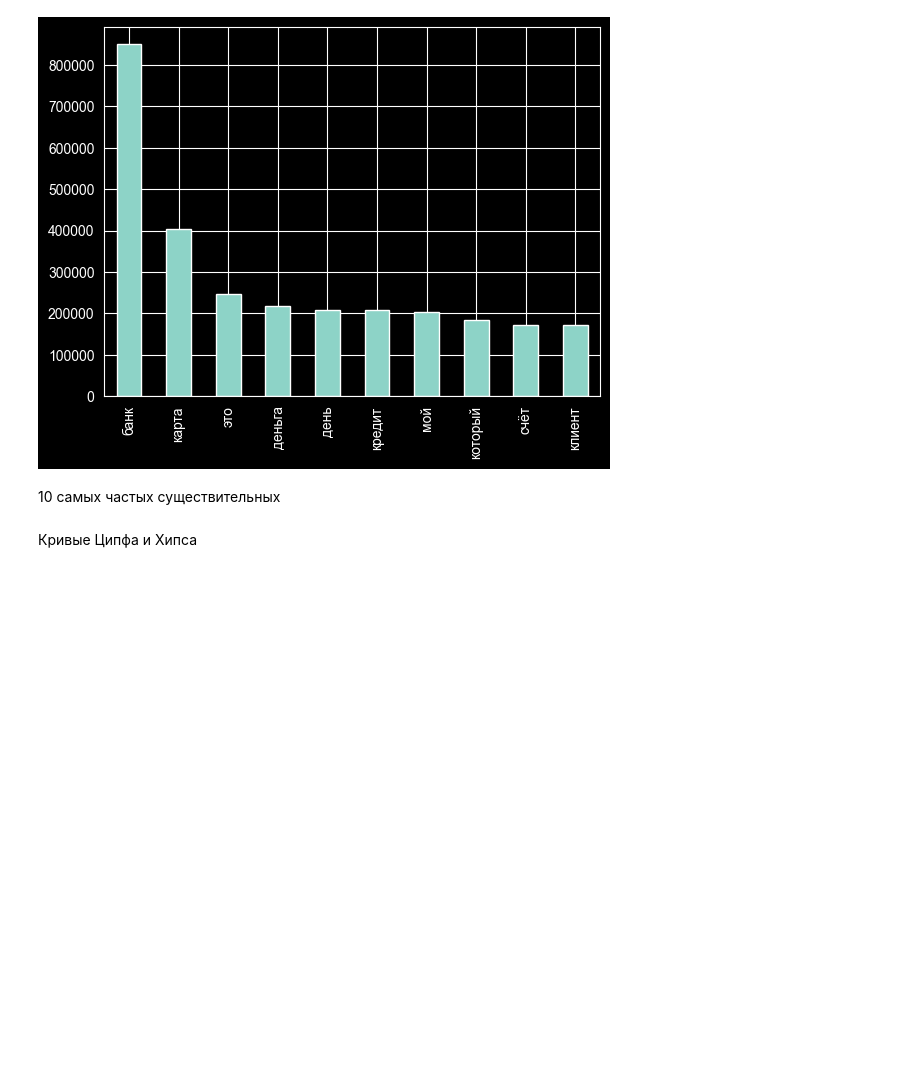
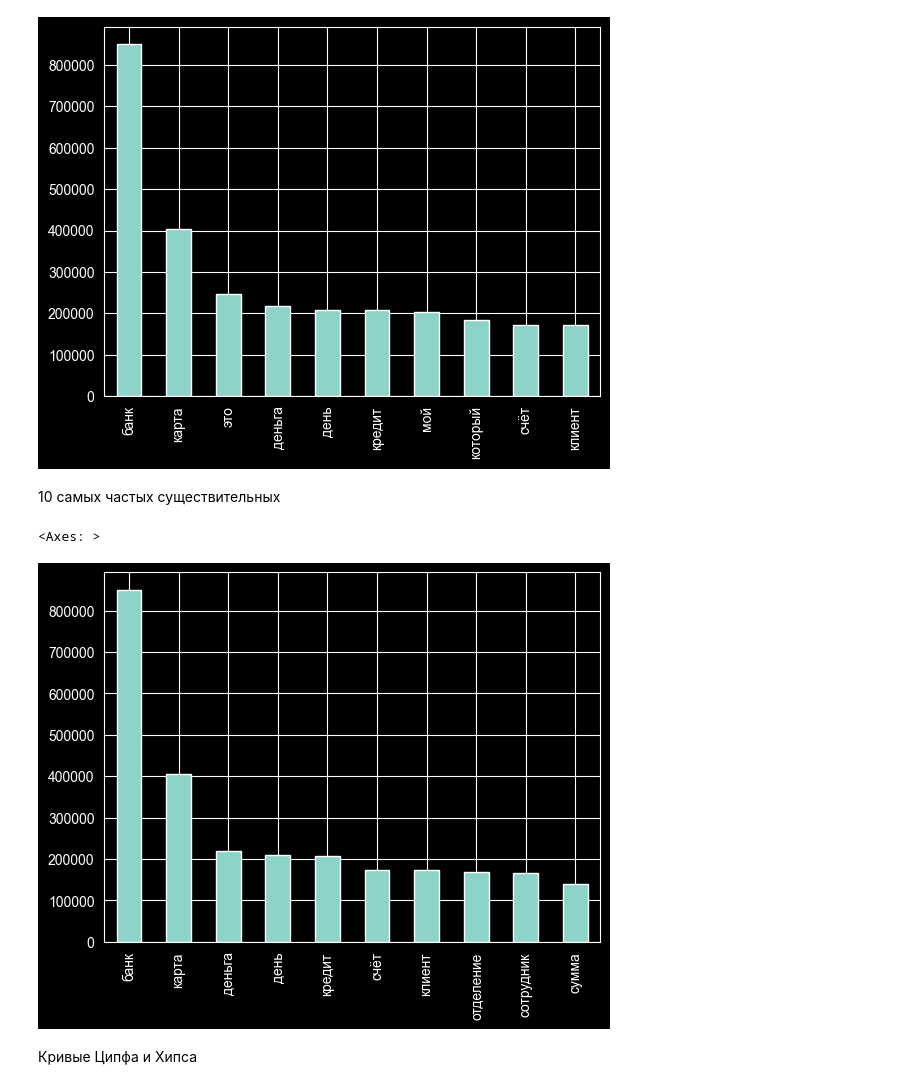
Before and after one commit to Norventorig/ml, a Jupyter notebook: nlp_education/task_1/main.ipynb, the cells around one changed output. Drawn from its saved outputs; the diff is of its cells as text; code cells hidden in the pictures; blank space fills up the shorter version.

```diff
--- a/nlp_education/task_1/main.ipynb
+++ b/nlp_education/task_1/main.ipynb
@@ -231,8 +231,11 @@ noun_text_gen = (normed_word.normal_form for word in processed_text
 # %%
 noun_words_counted = Counter(noun_text_gen)
 # %%
-index, data = noun_words_counted.most_common(n=10)
+index, data = list(zip(*noun_words_counted.most_common(n=10)))
 pd.Series(index=index, data=data).plot(kind='bar')
+# %% [output]
+<Axes: >
+[figure, added]
 # %% [markdown]
 Кривые Ципфа и Хипса
 # %%
```
Also changed, not shown: parts of 3 cells of this notebook.
